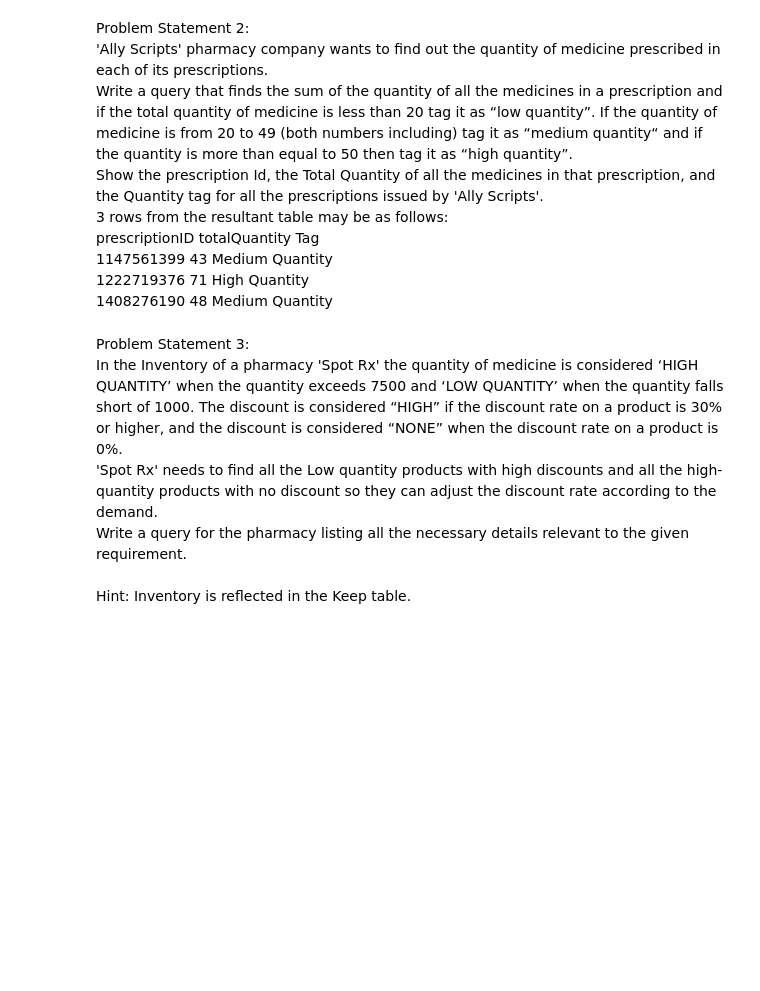
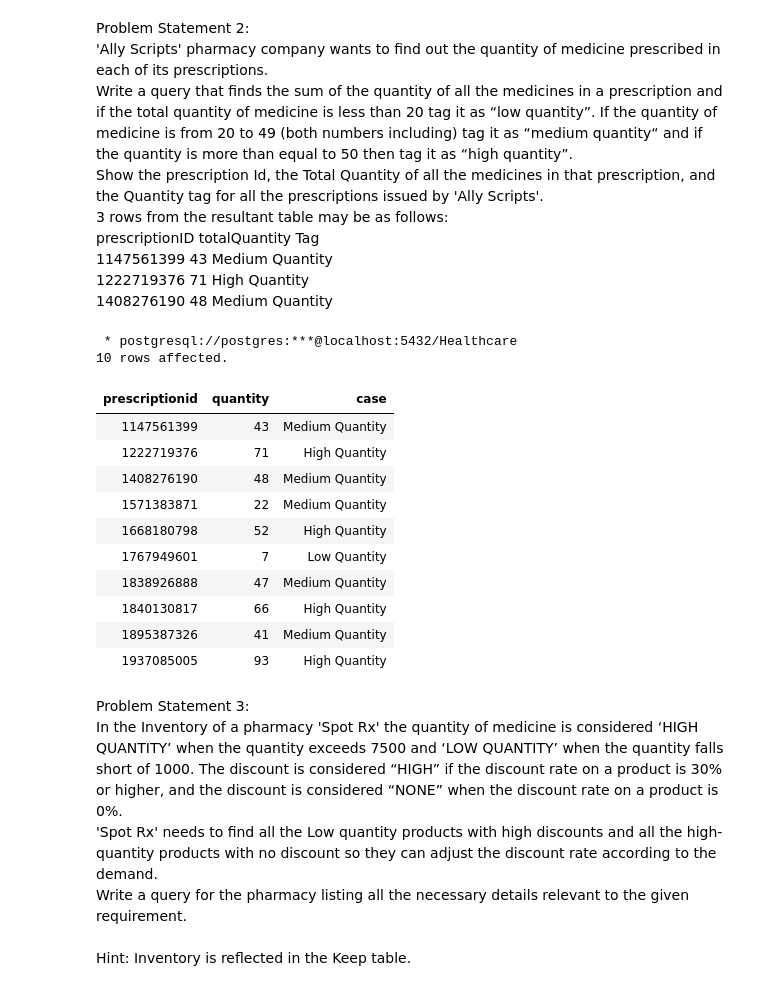
Before and after one commit to msb73/FS, a Jupyter notebook: Project Healthcare4 SQL CASE expression.ipynb, the cells around one changed output. Cells and saved outputs as stored; diff of their text form; code cells hidden in the pictures; blank space fills up the shorter version.

```diff
--- a/Project Healthcare4 SQL CASE expression.ipynb
+++ b/Project Healthcare4 SQL CASE expression.ipynb
@@ -31,6 +82,36 @@ prescriptionID	totalQuantity	Tag<br>
 1147561399		43			Medium Quantity<br>
 1222719376		71			High Quantity<br>
 1408276190		48			Medium Quantity<br>
+# %%
+%%sql
+with prescriptions as (
+    select prescriptionid from prescription where pharmacyid = (
+        select pharmacyid from pharmacy where pharmacyname = 'Ally Scripts'
+    )
+)
+select prescriptionid,
+    sum(quantity) quantity,
+    (
+        case    when sum(quantity) < 20 then 'Low Quantity'
+                when sum(quantity) < 50 then 'Medium Quantity'
+                else 'High Quantity' end
+    )
+    from prescriptions left join contain using(prescriptionid)
+    group by prescriptionid LIMIT 10
+# %% [output]
+ * postgresql://postgres:***@localhost:5432/Healthcare
+10 rows affected.
+| prescriptionid | quantity | case |
+| 1147561399 | 43 | Medium Quantity |
+| 1222719376 | 71 | High Quantity |
+| 1408276190 | 48 | Medium Quantity |
+| 1571383871 | 22 | Medium Quantity |
+| 1668180798 | 52 | High Quantity |
+| 1767949601 | 7 | Low Quantity |
+| 1838926888 | 47 | Medium Quantity |
+| 1840130817 | 66 | High Quantity |
+| 1895387326 | 41 | Medium Quantity |
+| 1937085005 | 93 | High Quantity |
 # %% [markdown]
 Problem Statement 3: <br>
 In the Inventory of a pharmacy 'Spot Rx' the quantity of medicine is considered ‘HIGH QUANTITY’ when the quantity exceeds 7500 and ‘LOW QUANTITY’ when the quantity falls short of 1000. The discount is considered “HIGH” if the discount rate on a product is 30% or higher, and the discount is considered “NONE” when the discount rate on a product is 0%.<br>
```
Also changed, not shown: parts of 5 cells of this notebook, 33 other files.
